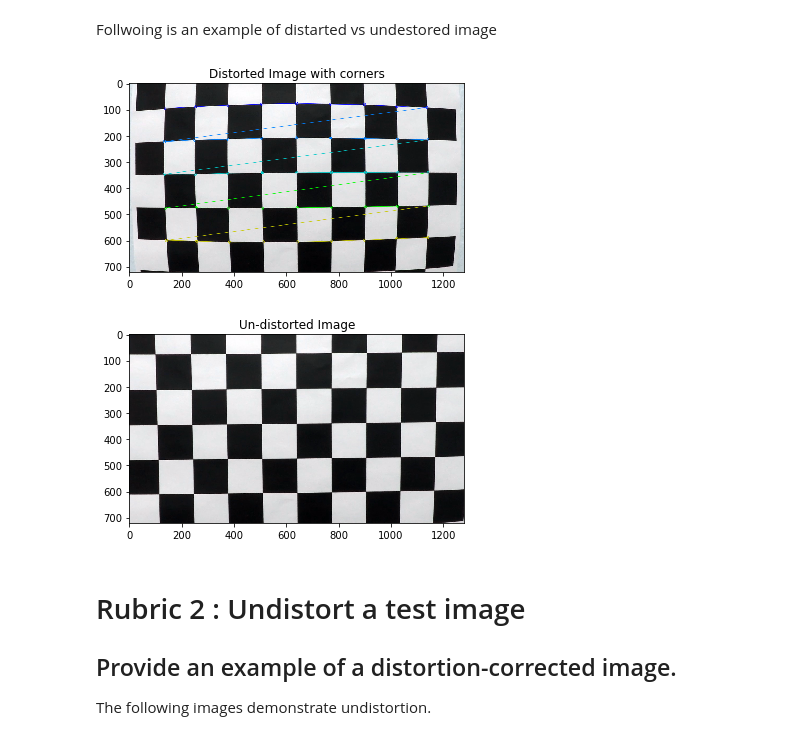
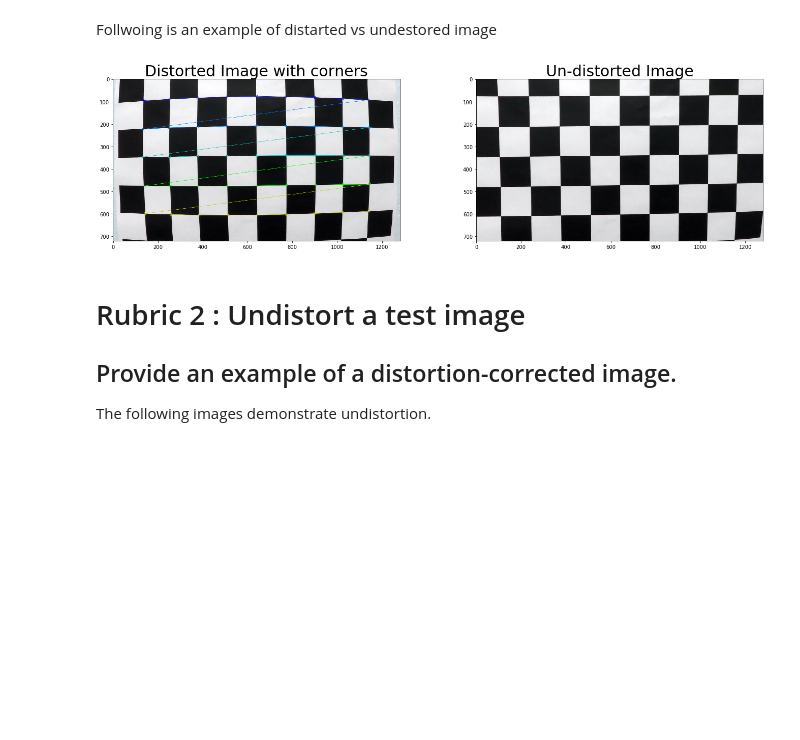
Before and after one commit to swarnimsoni/CarND-Advanced-Lane-Lines, a Jupyter notebook: Solution.ipynb, the cells around one changed output. Drawn from its saved outputs; the diff is of its cells as text; code cells hidden in the pictures; blank space fills up the shorter version.

```diff
--- a/Solution.ipynb
+++ b/Solution.ipynb
@@ -49,21 +49,21 @@ ret, mtx, dist, rvecs, tvecs = cv2.calibrateCamera(objpoints, imgpoints, gray.sh
 # %% [markdown]
 Follwoing is an example of distarted vs undestored image
 # %%
-plt.imshow(imgWithCorners)
-plt.title('Distorted Image with corners')
-plt.show()
+fig, axis = plt.subplots(1,2,figsize=(20,5))
+fig.tight_layout()
 
+axis[0].imshow(imgWithCorners)
+axis[0].set_title('Distorted Image with corners', fontsize=30)
 
 # undistort image
 undist = cv2.undistort(img, mtx, dist, None, mtx)
 
 # plot undistorted image
-plt.imshow(undist)
-plt.title('Un-distorted Image')
+axis[1].imshow(undist)
+axis[1].set_title('Un-distorted Image', fontsize=30)
 plt.show()
 # %% [output]
-[figure, old version]
+[figure, new version]
-[figure, removed]
 # %% [markdown]
 # Rubric 2 : Undistort a test image
 ## Provide an example of a distortion-corrected image.
```
Also changed, not shown: parts of 21 cells of this notebook, 11 other files.
